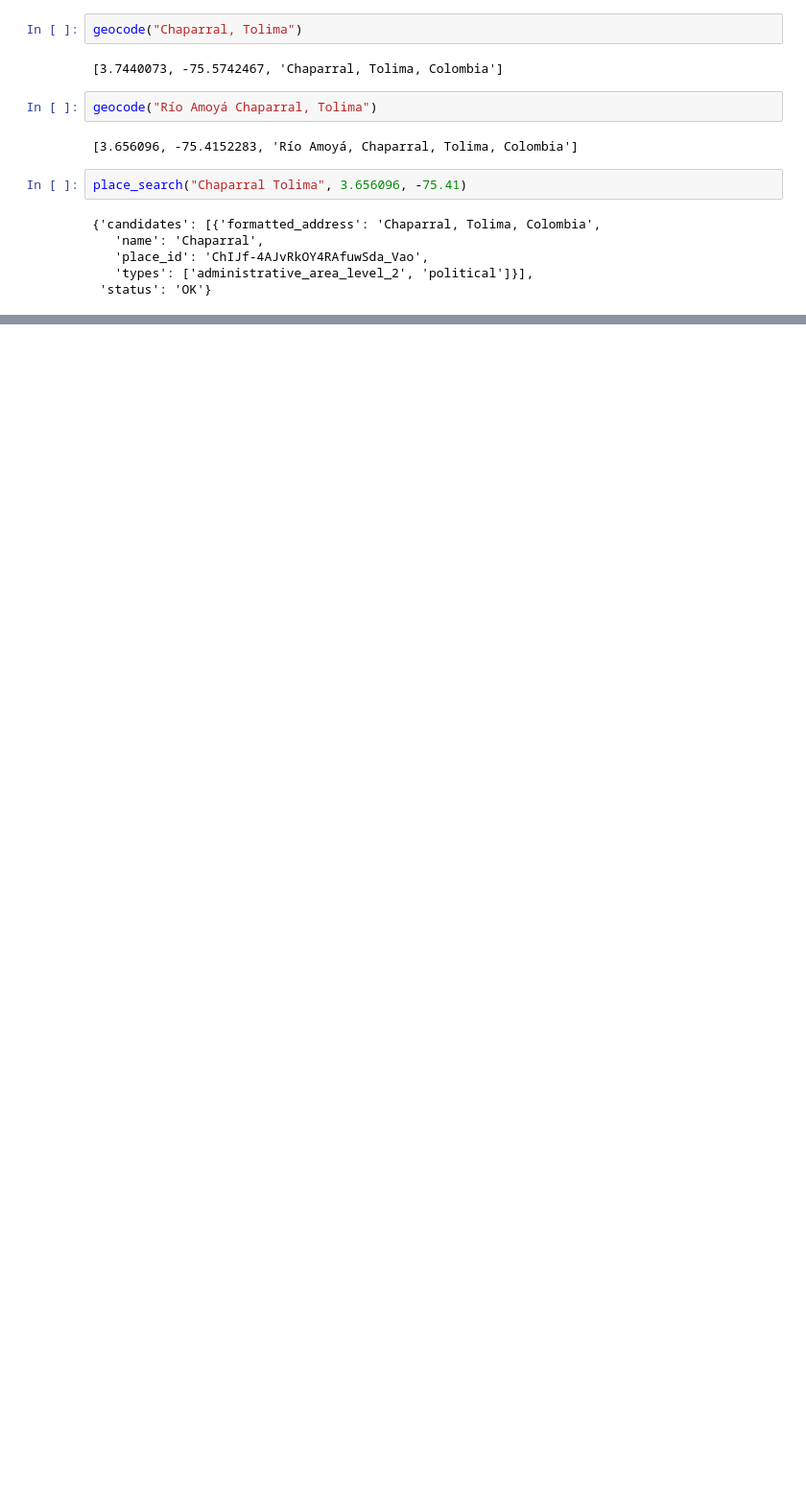
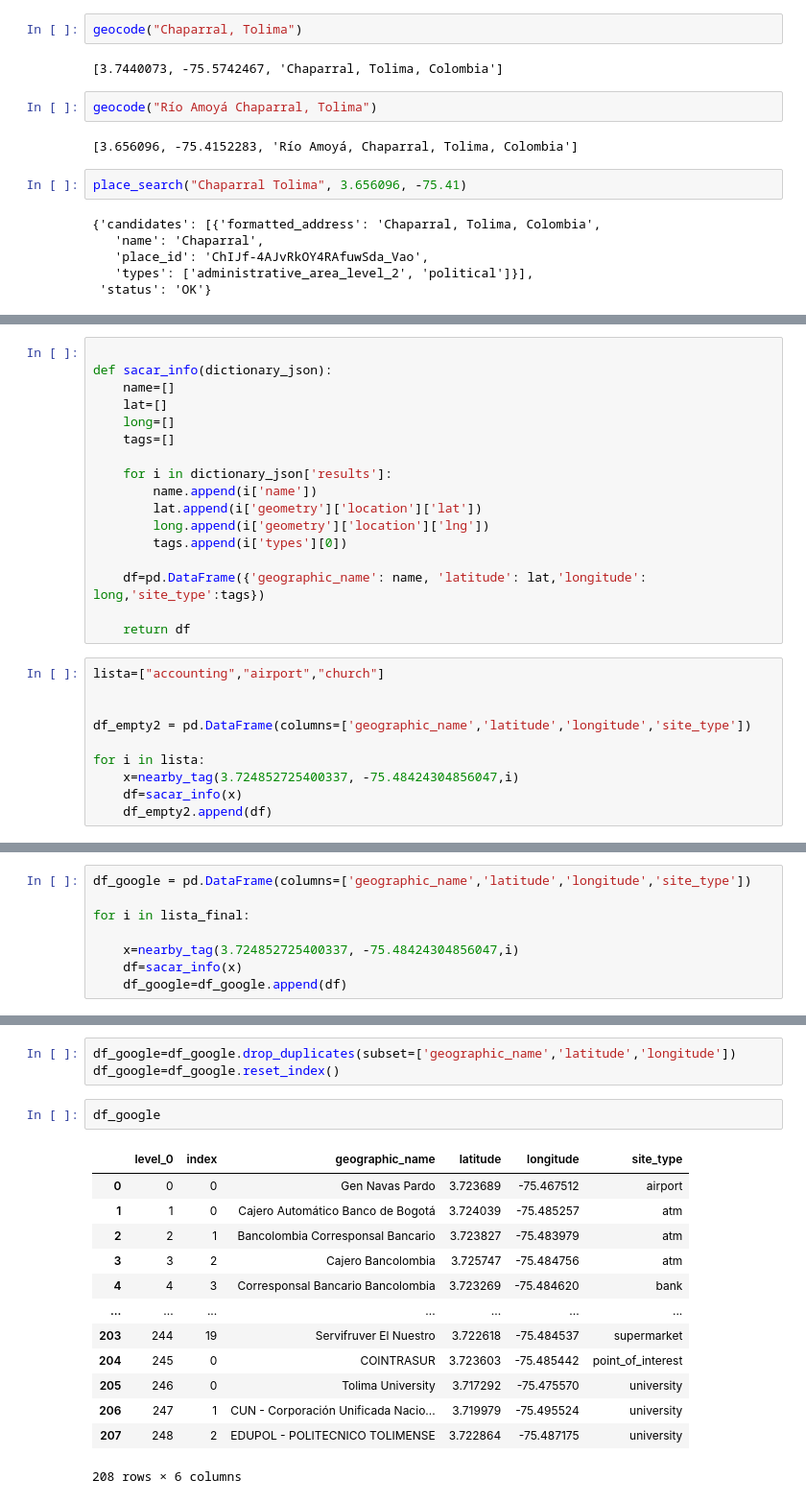
Before and after one commit to jcelis87/IGAC-team18, a Jupyter notebook: GoogleMaps/GoogleMaps_Example.ipynb, the cells around one changed output, grey strips where cells are left out. Shown at 96% size. Saved outputs shown, nothing was run; the diff lists cells and outputs as text; blank space fills up the shorter version.

```diff
--- a/GoogleMaps/GoogleMaps_Example.ipynb
+++ b/GoogleMaps/GoogleMaps_Example.ipynb
@@ -156,0 +208,27 @@ ImportError: cannot import name 'GoogleMaps' from 'googlemaps' (/opt/anaconda3/l
+# %%
+
+def sacar_info(dictionary_json):
+    name=[]
+    lat=[]
+    long=[]
+    tags=[]
+
+    for i in dictionary_json['results']:
+        name.append(i['name'])
+        lat.append(i['geometry']['location']['lat'])
+        long.append(i['geometry']['location']['lng'])
+        tags.append(i['types'][0])
+
+    df=pd.DataFrame({'geographic_name': name, 'latitude': lat,'longitude': long,'site_type':tags})
+
+    return df
+# %%
+lista=["accounting","airport","church"]
+
+
+df_empty2 = pd.DataFrame(columns=['geographic_name','latitude','longitude','site_type'])
+
+for i in lista:
+    x=nearby_tag(3.724852725400337, -75.48424304856047,i)
+    df=sacar_info(x)
+    df_empty2.append(df)
@@ -156,0 +351,8 @@ ImportError: cannot import name 'GoogleMaps' from 'googlemaps' (/opt/anaconda3/l
+# %%
+df_google = pd.DataFrame(columns=['geographic_name','latitude','longitude','site_type'])
+
+for i in lista_final:
+
+    x=nearby_tag(3.724852725400337, -75.48424304856047,i)
+    df=sacar_info(x)
+    df_google=df_google.append(df)
@@ -156,0 +376,19 @@ ImportError: cannot import name 'GoogleMaps' from 'googlemaps' (/opt/anaconda3/l
+# %%
+df_google=df_google.drop_duplicates(subset=['geographic_name','latitude','longitude'])
+df_google=df_google.reset_index()
+# %%
+df_google
+# %% [output]
+|  | level_0 | index | geographic_name | latitude | longitude | site_type |
+| 0 | 0 | 0 | Gen Navas Pardo | 3.723689 | -75.467512 | airport |
+| 1 | 1 | 0 | Cajero Automático Banco de Bogotá | 3.724039 | -75.485257 | atm |
+| 2 | 2 | 1 | Bancolombia Corresponsal Bancario | 3.723827 | -75.483979 | atm |
+| 3 | 3 | 2 | Cajero Bancolombia | 3.725747 | -75.484756 | atm |
+| 4 | 4 | 3 | Corresponsal Bancario Bancolombia | 3.723269 | -75.484620 | bank |
+| ... | ... | ... | ... | ... | ... | ... |
+| 203 | 244 | 19 | Servifruver El Nuestro | 3.722618 | -75.484537 | supermarket |
+| 204 | 245 | 0 | COINTRASUR | 3.723603 | -75.485442 | point_of_interest |
+| 205 | 246 | 0 | Tolima University | 3.717292 | -75.475570 | university |
+| 206 | 247 | 1 | CUN - Corporación Unificada Nacio... | 3.719979 | -75.495524 | university |
+| 207 | 248 | 2 | EDUPOL - POLITECNICO TOLIMENSE | 3.722864 | -75.487175 | university |
+208 rows × 6 columns
```
Also changed, not shown: parts of 15 cells of this notebook, 2 other files.
